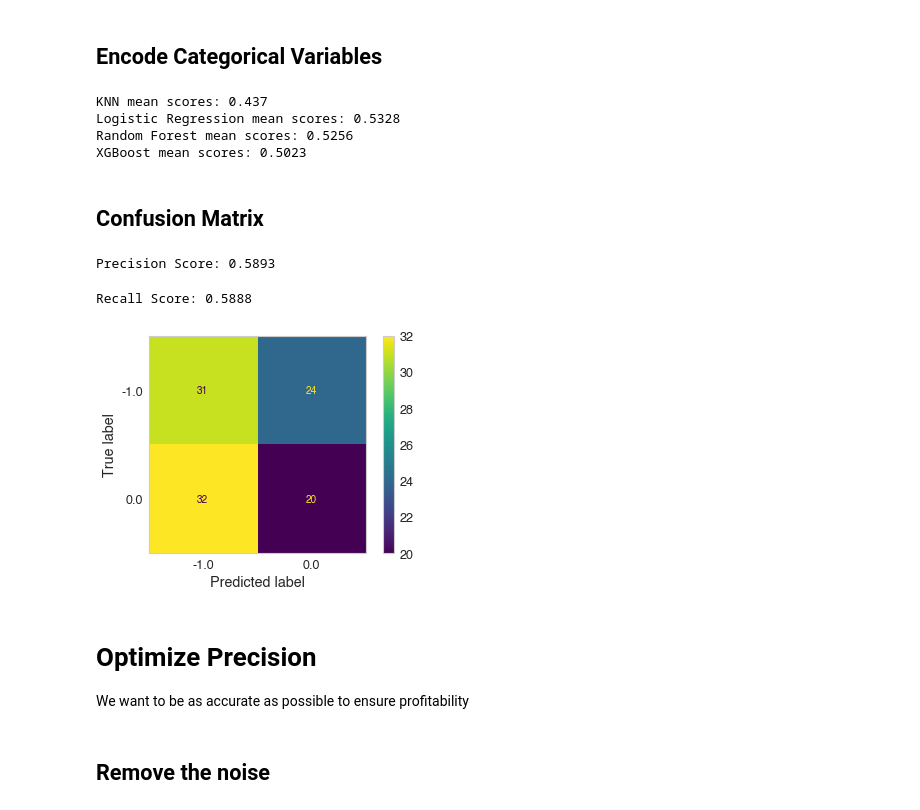
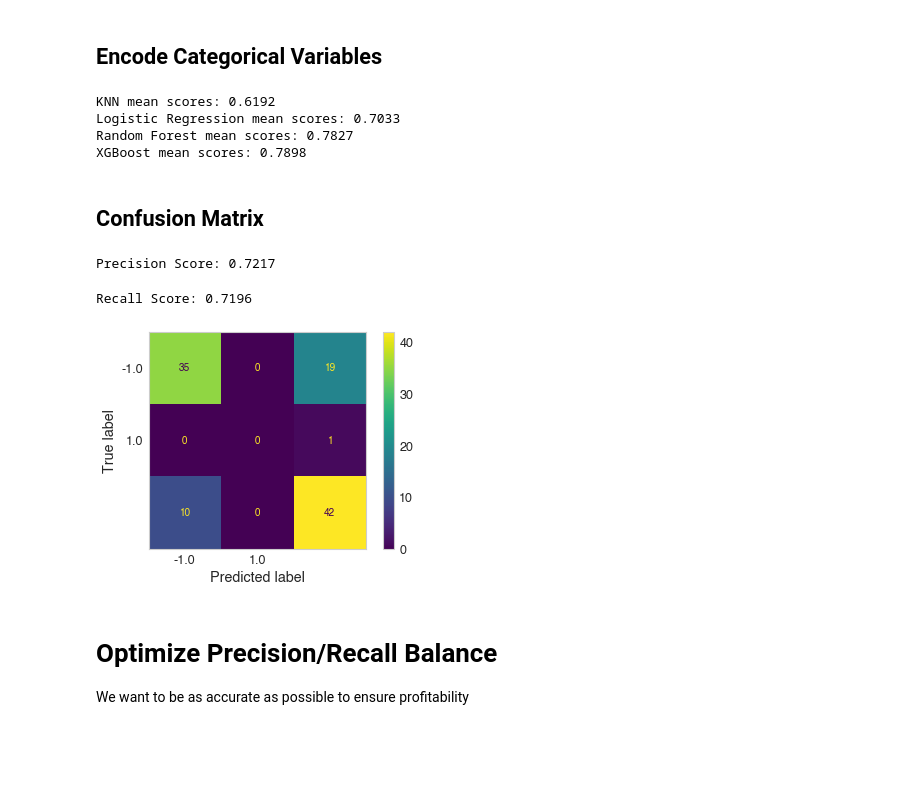
Before and after one commit to 18182324/wsb-sentiment-analysis, a Jupyter notebook: model.ipynb, the cells around one changed output. Cells and saved outputs as stored; diff of their text form; code cells hidden in the pictures; blank space fills up the shorter version.

```diff
--- a/model.ipynb
+++ b/model.ipynb
@@ -377,8 +364,8 @@ Officially ready for modeling
 # %% [markdown]
 ## Features and Target Variables
 # %%
-X = combined_df.loc[:, 'Bearish':].drop('date', axis=1)
-y = combined_df['1d-direction']
+X = combined_df.loc[:, 'Total_Compound':].drop('date', axis=1)
+y = combined_df['5d-direction']
 # %% [markdown]
 ## Encode Categorical Variables
 # %%
@@ -442,32 +429,47 @@ print(f"Logistic Regression mean scores: {np.mean(lr_scores):.4}")
 print(f"Random Forest mean scores: {np.mean(rf_scores):.4}")
 
 print(f"XGBoost mean scores: {np.mean(gbm_scores):.4}")
+
+# save best model
+best_model = {
+    knn: np.mean(knn_scores),
+    lr: np.mean(lr_scores),
+    rf: np.mean(rf_scores),
+    gbm: np.mean(gbm_scores)
+}
+
+# sort by mean scores (dict values)
+# then select the last model (highest mean scores)
+best_model = {k: v for k, v in sorted(best_model.items(), key=lambda item: item[1])}
+best_model = list(best_model.keys())[-1]
 # %% [output]
-KNN mean scores: 0.437
-Logistic Regression mean scores: 0.5328
-Random Forest mean scores: 0.5256
-XGBoost mean scores: 0.5023
+KNN mean scores: 0.6192
+Logistic Regression mean scores: 0.7033
+Random Forest mean scores: 0.7827
+XGBoost mean scores: 0.7898
 # %% [markdown]
 ## Confusion Matrix
 # %%
 # Precicion score
-lr.fit(X_scaled, y)
-print(f"Precision Score: {precision_score(y_test, rf.predict(X_test_scaled), average='weighted'):.4f}")
+best_model.fit(X_scaled, y)
+prec_score = precision_score(y_test, best_model.predict(X_test_scaled), average='weighted')
+
+print(f"Precision Score: {prec_score:.4f}")
 # %% [output]
-Precision Score: 0.5893
+Precision Score: 0.7217
 # %%
 # Recall Score
-print(f"Recall Score: {recall_score(y_test, rf.predict(X_test_scaled), average='weighted'):.4f}")
+rec_score = recall_score(y_test, best_model.predict(X_test_scaled), average='weighted')
+
+print(f"Recall Score: {rec_score:.4f}")
 # %% [output]
-Recall Score: 0.5888
+Recall Score: 0.7196
 # %%
-plot_confusion_matrix(rf, X_test, y_test)
+plot_confusion_matrix(best_model, X_test_scaled, y_test)
 plt.grid(b=None)
 # %% [output]
-[figure, old version]
+[figure, new version]
 # %% [markdown]
-# Optimize Precision
+# Optimize Precision/Recall Balance
 
 We want to be as accurate as possible to ensure profitability
-# %% [markdown]
-## Remove the noise
```
Also changed, not shown: parts of 5 cells of this notebook.
